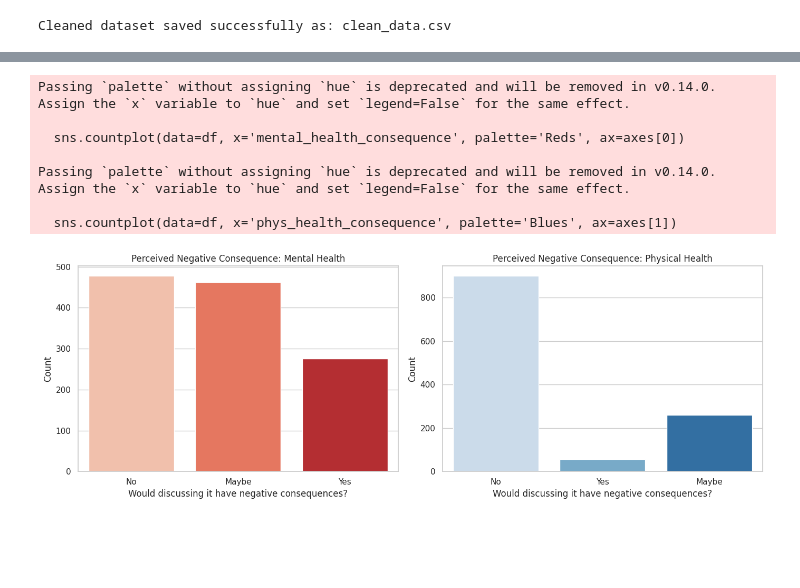
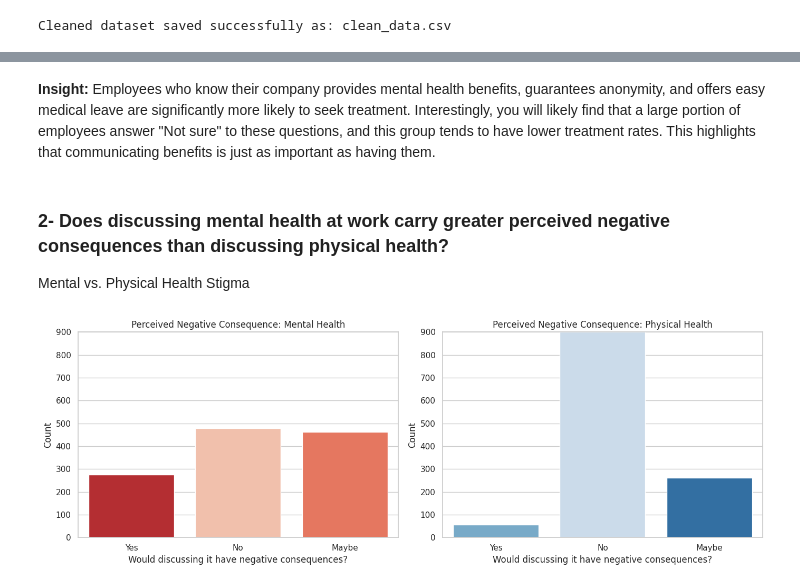
Before and after one commit to Abdulmajeed-A/Tuwaiq-EDA, a Jupyter notebook: Abdulmajeed_EDA_Project.ipynb, the cells around one changed output, grey strips where cells are left out. Cells and saved outputs as stored; diff of their text form; code cells hidden in the pictures; blank space fills up the shorter version.

```diff
--- a/Abdulmajeed_EDA_Project.ipynb
+++ b/Abdulmajeed_EDA_Project.ipynb
@@ -362,27 +388,48 @@ plt.show()
+# %% [markdown]
+**Insight:** Employees who know their company provides mental health benefits, guarantees anonymity, and offers easy medical leave are significantly more likely to seek treatment. Interestingly, you will likely find that a large portion of employees answer "Not sure" to these questions, and this group tends to have lower treatment rates. This highlights that communicating benefits is just as important as having them.
+# %% [markdown]
+### 2- Does discussing mental health at work carry greater perceived negative consequences than discussing physical health?
+
+Mental vs. Physical Health Stigma
 # %%
-# Create a figure with two subplots to compare consequences side-by-side
+# Ensure consistent category order
+order = ['Yes', 'No', 'Maybe']
+
+# Create figure with two side-by-side subplots
 fig, axes = plt.subplots(1, 2, figsize=(14, 5))
 
 # Mental Health Consequences
-sns.countplot(data=df, x='mental_health_consequence', palette='Reds', ax=axes[0])
+sns.countplot(
+    data=df,
+    x='mental_health_consequence',
+    hue='mental_health_consequence',
+    palette='Reds',
+    order=order,
+    legend=False,
+    ax=axes[0]
+)
 axes[0].set_title('Perceived Negative Consequence: Mental Health')
 axes[0].set_xlabel('Would discussing it have negative consequences?')
 axes[0].set_ylabel('Count')
+axes[0].set_ylim(0, 900)  # Set y-axis range
 
 # Physical Health Consequences
-sns.countplot(data=df, x='phys_health_consequence', palette='Blues', ax=axes[1])
+sns.countplot(
+    data=df,
+    x='phys_health_consequence',
+    hue='phys_health_consequence',
+    palette='Blues',
+    order=order,
+    legend=False,
+    ax=axes[1]
+)
 axes[1].set_title('Perceived Negative Consequence: Physical Health')
 axes[1].set_xlabel('Would discussing it have negative consequences?')
 axes[1].set_ylabel('Count')
+axes[1].set_ylim(0, 900)  # Set y-axis range
 
+# Tidy layout and show
 plt.tight_layout()
 plt.show()
 # %% [output]
-Passing `palette` without assigning `hue` is deprecated and will be removed in v0.14.0. Assign the `x` variable to `hue` and set `legend=False` for the same effect.
-
-  sns.countplot(data=df, x='mental_health_consequence', palette='Reds', ax=axes[0])
-
-Passing `palette` without assigning `hue` is deprecated and will be removed in v0.14.0. Assign the `x` variable to `hue` and set `legend=False` for the same effect.
-
-  sns.countplot(data=df, x='phys_health_consequence', palette='Blues', ax=axes[1])
-[figure, old version]
+[figure, new version]
```
Also changed, not shown: parts of 10 cells of this notebook.
